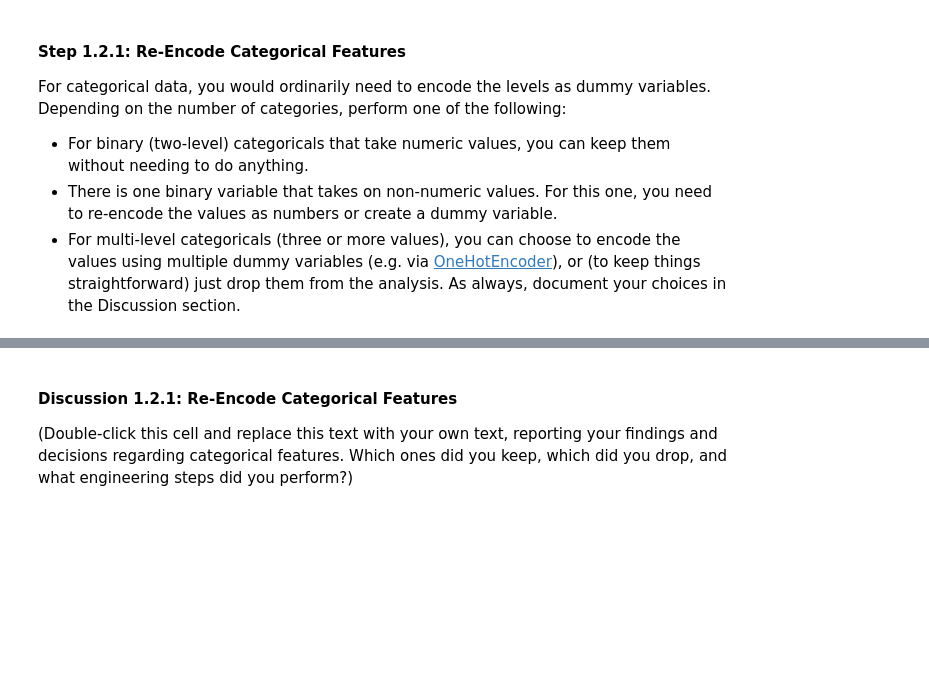
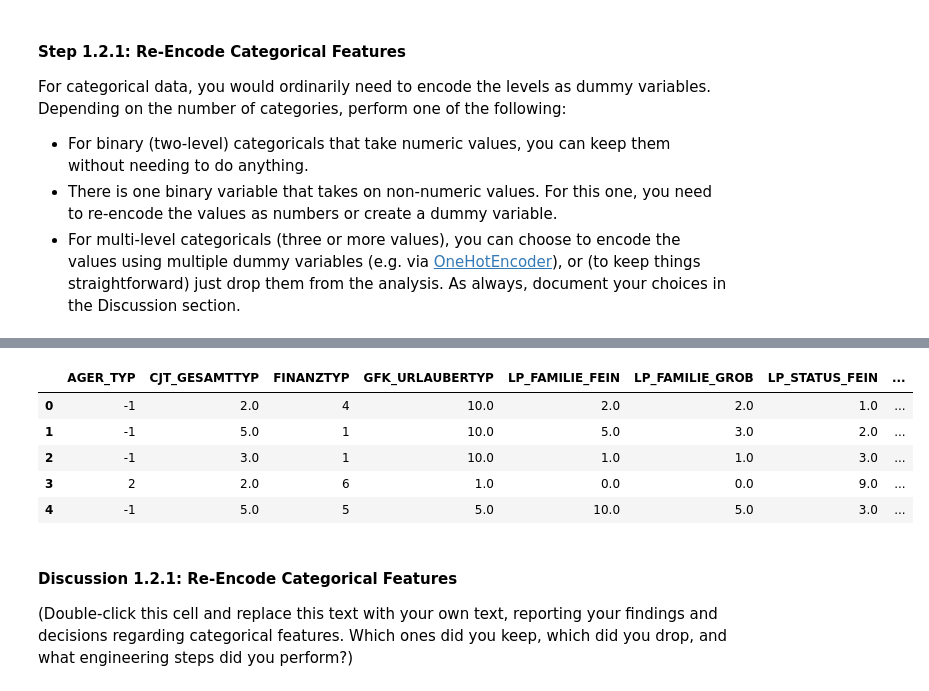
Before and after one commit to luisgj/customer-segments-predictor, a Jupyter notebook: Identify_Customer_Segments.ipynb, the cells around one changed output, grey strips where cells are left out. Cells and saved outputs as stored; diff of their text form; code cells hidden in the pictures; blank space fills up the shorter version.

```diff
--- a/Identify_Customer_Segments.ipynb
+++ b/Identify_Customer_Segments.ipynb
@@ -245,3 +281,17 @@ For categorical data, you would ordinarily need to encode the levels as dummy va
 # %%
 # Assess categorical variables: which are binary, which are multi-level, and
 # which one needs to be re-encoded?
+df_dtype = {}
+dtypes = ['ordinal','categorical','numeric','mixed']
+for d in dtypes:
+    df_dtype[d]=feat_info[feat_info['type']==d]['attribute']
+
+binary = []
+multi_levels = []
+for col in azdias[df_dtype['categorical']]:
+    values = azdias[df_dtype['categorical']][col].nunique()
+    if values == 2:
+        binary.append(col)
+    else:
+        multi_levels.append(col)
+    print(f'{col}: {values}')
@@ -250,3 +326,17 @@ For categorical data, you would ordinarily need to encode the levels as dummy va
+# %%
+#Indentified binary categorical with string values
+azdias_processed['OST_WEST_KZ'].value_counts()
+
+#Append as multilevel for enconding
+multi_levels.append('OST_WEST_KZ')
+azdias[multi_levels].head()
+# %% [output]
+|  | AGER_TYP | CJT_GESAMTTYP | FINANZTYP | GFK_URLAUBERTYP | LP_FAMILIE_FEIN | LP_FAMILIE_GROB | LP_STATUS_FEIN | ... |
+| 0 | -1 | 2.0 | 4 | 10.0 | 2.0 | 2.0 | 1.0 | ... |
+| 1 | -1 | 5.0 | 1 | 10.0 | 5.0 | 3.0 | 2.0 | ... |
+| 2 | -1 | 3.0 | 1 | 10.0 | 1.0 | 1.0 | 3.0 | ... |
+| 3 | 2 | 2.0 | 6 | 1.0 | 0.0 | 0.0 | 9.0 | ... |
+| 4 | -1 | 5.0 | 5 | 5.0 | 10.0 | 5.0 | 3.0 | ... |
 # %% [markdown]
 #### Discussion 1.2.1: Re-Encode Categorical Features
 
```
Also changed, not shown: parts of 13 cells of this notebook.
